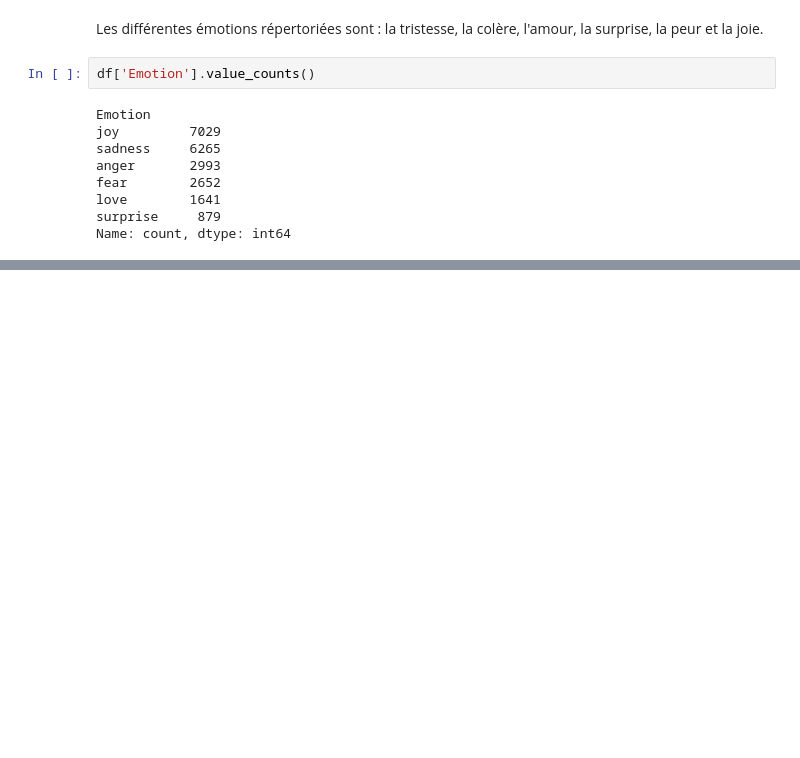
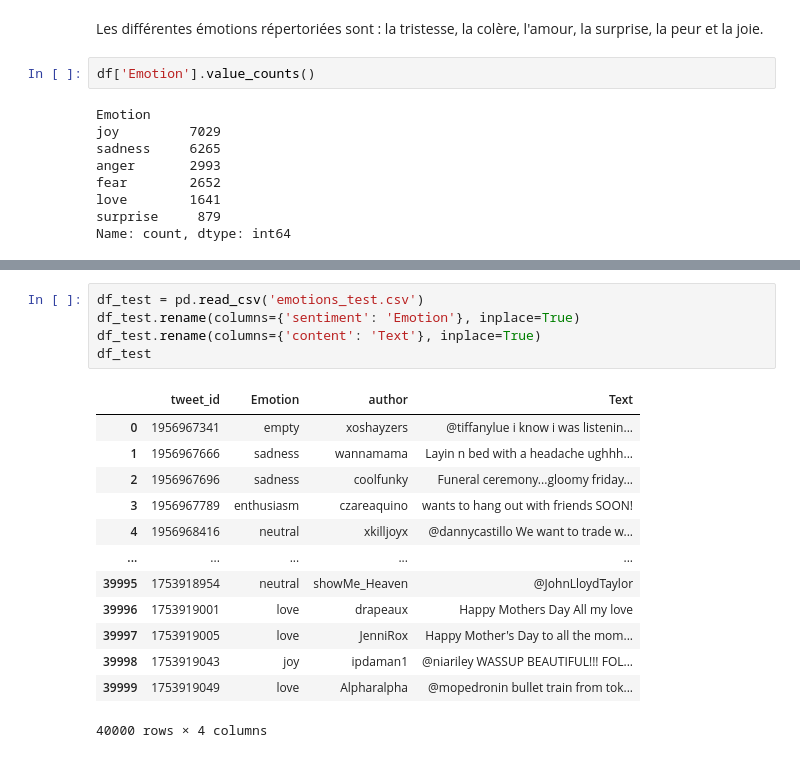
Before and after one commit to Antho-SJ/ml-in-the-clouds, a Jupyter notebook: datanalysis.ipynb, the cells around one changed output, grey strips where cells are left out. Drawn from its saved outputs; the diff is of its cells as text; blank space fills up the shorter version.

```diff
--- a/datanalysis.ipynb
+++ b/datanalysis.ipynb
@@ -49,0 +95,19 @@ Name: count, dtype: int64
+# %%
+df_test = pd.read_csv('emotions_test.csv')
+df_test.rename(columns={'sentiment': 'Emotion'}, inplace=True)
+df_test.rename(columns={'content': 'Text'}, inplace=True)
+df_test
+# %% [output]
+|  | tweet_id | Emotion | author | Text |
+| 0 | 1956967341 | empty | xoshayzers | @tiffanylue i know i was listenin... |
+| 1 | 1956967666 | sadness | wannamama | Layin n bed with a headache ughhh... |
+| 2 | 1956967696 | sadness | coolfunky | Funeral ceremony...gloomy friday... |
+| 3 | 1956967789 | enthusiasm | czareaquino | wants to hang out with friends SOON! |
+| 4 | 1956968416 | neutral | xkilljoyx | @dannycastillo We want to trade w... |
+| ... | ... | ... | ... | ... |
+| 39995 | 1753918954 | neutral | showMe_Heaven | @JohnLloydTaylor |
+| 39996 | 1753919001 | love | drapeaux | Happy Mothers Day All my love |
+| 39997 | 1753919005 | love | JenniRox | Happy Mother's Day to all the mom... |
+| 39998 | 1753919043 | joy | ipdaman1 | @niariley WASSUP BEAUTIFUL!!! FOL... |
+| 39999 | 1753919049 | love | Alpharalpha | @mopedronin bullet train from tok... |
+40000 rows × 4 columns
```
Also changed, not shown: parts of 10 cells of this notebook.
